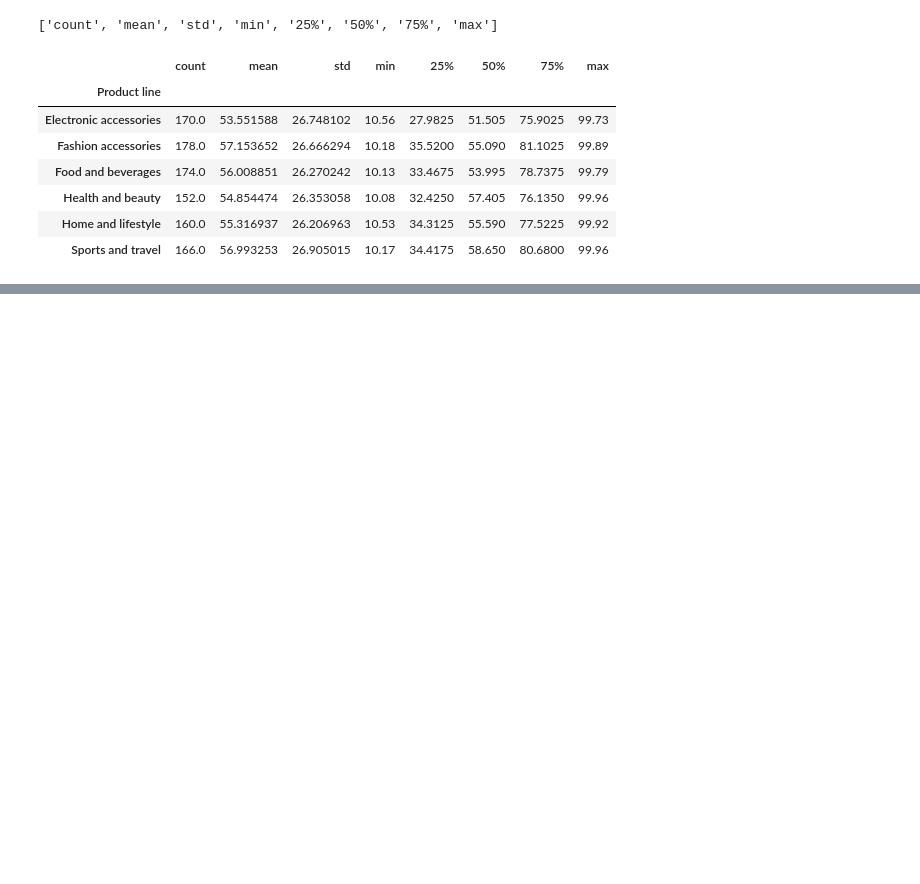
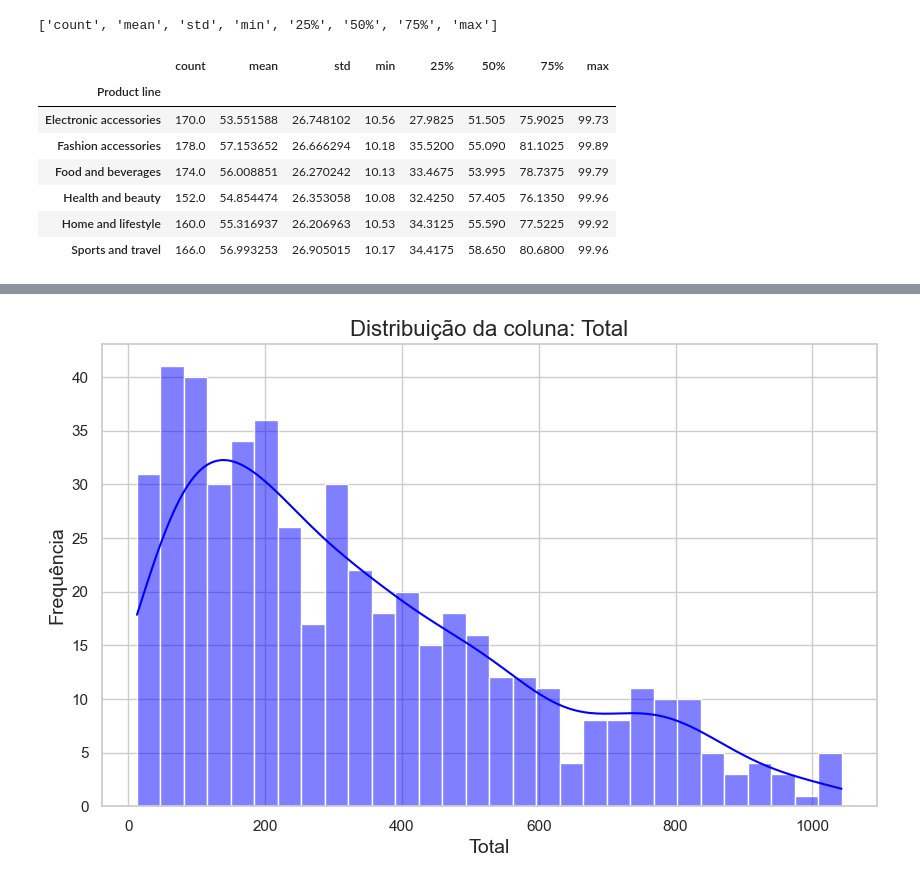
Before and after one commit to jeffk03/Supermarket-Data-Analysis, a Jupyter notebook: sales_analysis.ipynb, the cells around one changed output, grey strips where cells are left out. Drawn from its saved outputs; the diff is of its cells as text; code cells hidden in the pictures; blank space fills up the shorter version.

```diff
--- a/sales_analysis.ipynb
+++ b/sales_analysis.ipynb
@@ -79,0 +135,4 @@ teste
+# %%
+plot_distribution(female,'Total')
+# %% [output]
+[figure, added]
```
Also changed, not shown: parts of 14 cells of this notebook.
